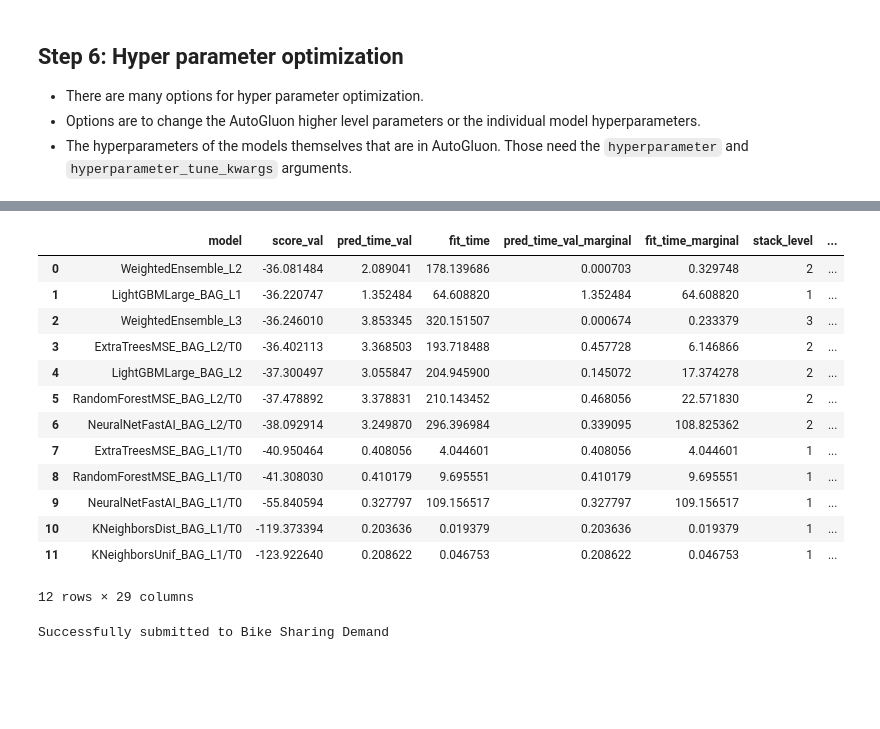
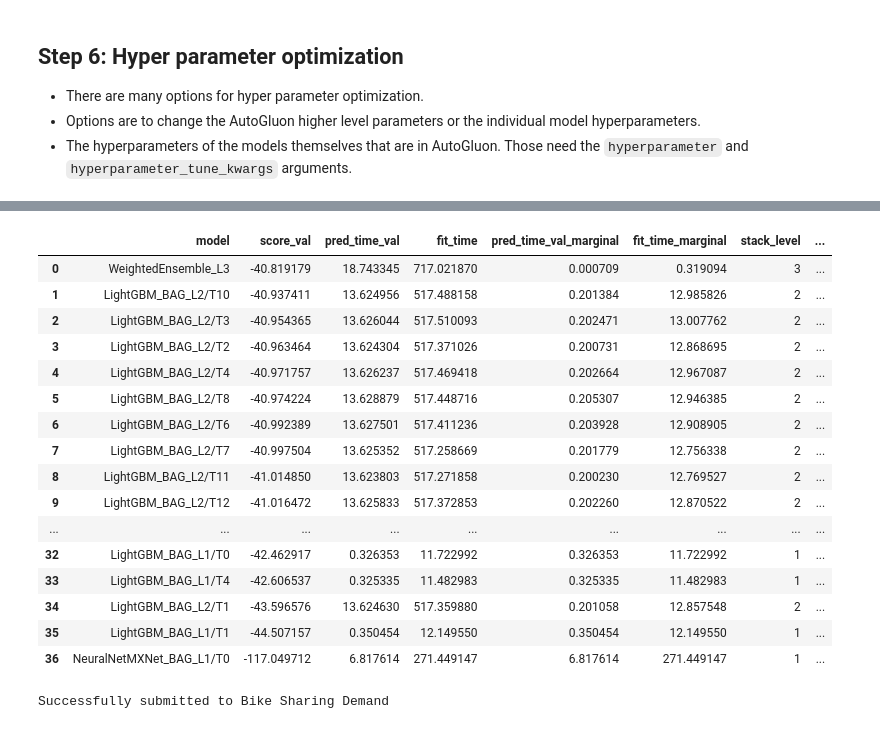
Before and after one commit to nelsongcg/bikesharing, a Jupyter notebook: project/project-notebook.ipynb, the cells around one changed output, grey strips where cells are left out. Cells and saved outputs as stored; diff of their text form; code cells hidden in the pictures; blank space fills up the shorter version.

```diff
--- a/project/project-notebook.ipynb
+++ b/project/project-notebook.ipynb
@@ -695,0 +635,40 @@ TabularPredictor saved. To load, use: predictor = TabularPredictor.load("Autoglu
+# %%
+import autogluon.core as ag
+import numpy as np
+nn_options = {
+    'num_epochs': 10,
+    'learning_rate': ag.space.Real(1e-4, 1e-2, default=5e-4, log=True),
+    'activation': ag.space.Categorical('relu', 'softrelu', 'tanh'),
+    'layers': ag.space.Categorical([100], [1000], [200, 100], [300, 200, 100]),
+    'dropout_prob': ag.space.Real(0.0, 0.5, default=0.1),
+}
+
+gbm_options = {
+    'num_boost_round': 100,
+    'num_leaves': ag.space.Int(lower=26, upper=66, default=36),
+}
+
+xgb_options = { 'learning_rate': [0.01, 0.05, 0.1, 0.2],
+               'max_depth': np.arange(3, 6, 1),
+               'subsample': np.linspace(0.6, 0.9, 4), }
+
+
+
+hyperparameter_tune_kwargs = {
+    'scheduler' : 'local',
+    'searcher': 'auto',
+}
+
+
+hyperparameters = {  'GBM': gbm_options,
+                   'NN': nn_options,
+                    'XGB': xgb_options }
+
+
+predictor_new_hpo = TabularPredictor(label="count", problem_type="regression", eval_metric="root_mean_squared_error",).fit(
+    train_data=train[['datetime','season','holiday','workingday','weather','temp','atemp','humidity','windspeed','count','hour','day','month']],
+    time_limit=60*20,
+    presets="best_quality",
+    hyperparameters=hyperparameters,
+    hyperparameter_tune_kwargs=hyperparameter_tune_kwargs
+    )
@@ -733,3 +730,4 @@ Plot summary of models saved to file: AutogluonModels/ag-20220106_084217/Summary
 # %%
+pd.set_option('display.max_columns', 500)
 predictor_new_hpo.leaderboard(extra_info=True)
 # %% [output]
@@ -753,17 +751,20 @@ predictor_new_hpo.leaderboard(extra_info=True)
 |  | model | score_val | pred_time_val | fit_time | pred_time_val_marginal | fit_time_marginal | stack_level | ... |
-| 0 | WeightedEnsemble_L2 | -36.081484 | 2.089041 | 178.139686 | 0.000703 | 0.329748 | 2 | ... |
-| 1 | LightGBMLarge_BAG_L1 | -36.220747 | 1.352484 | 64.608820 | 1.352484 | 64.608820 | 1 | ... |
-| 2 | WeightedEnsemble_L3 | -36.246010 | 3.853345 | 320.151507 | 0.000674 | 0.233379 | 3 | ... |
-| 3 | ExtraTreesMSE_BAG_L2/T0 | -36.402113 | 3.368503 | 193.718488 | 0.457728 | 6.146866 | 2 | ... |
-| 4 | LightGBMLarge_BAG_L2 | -37.300497 | 3.055847 | 204.945900 | 0.145072 | 17.374278 | 2 | ... |
-| 5 | RandomForestMSE_BAG_L2/T0 | -37.478892 | 3.378831 | 210.143452 | 0.468056 | 22.571830 | 2 | ... |
-| 6 | NeuralNetFastAI_BAG_L2/T0 | -38.092914 | 3.249870 | 296.396984 | 0.339095 | 108.825362 | 2 | ... |
-| 7 | ExtraTreesMSE_BAG_L1/T0 | -40.950464 | 0.408056 | 4.044601 | 0.408056 | 4.044601 | 1 | ... |
-| 8 | RandomForestMSE_BAG_L1/T0 | -41.308030 | 0.410179 | 9.695551 | 0.410179 | 9.695551 | 1 | ... |
-| 9 | NeuralNetFastAI_BAG_L1/T0 | -55.840594 | 0.327797 | 109.156517 | 0.327797 | 109.156517 | 1 | ... |
-| 10 | KNeighborsDist_BAG_L1/T0 | -119.373394 | 0.203636 | 0.019379 | 0.203636 | 0.019379 | 1 | ... |
-| 11 | KNeighborsUnif_BAG_L1/T0 | -123.922640 | 0.208622 | 0.046753 | 0.208622 | 0.046753 | 1 | ... |
+| 0 | WeightedEnsemble_L3 | -40.819179 | 18.743345 | 717.021870 | 0.000709 | 0.319094 | 3 | ... |
+| 1 | LightGBM_BAG_L2/T10 | -40.937411 | 13.624956 | 517.488158 | 0.201384 | 12.985826 | 2 | ... |
+| 2 | LightGBM_BAG_L2/T3 | -40.954365 | 13.626044 | 517.510093 | 0.202471 | 13.007762 | 2 | ... |
+| 3 | LightGBM_BAG_L2/T2 | -40.963464 | 13.624304 | 517.371026 | 0.200731 | 12.868695 | 2 | ... |
+| 4 | LightGBM_BAG_L2/T4 | -40.971757 | 13.626237 | 517.469418 | 0.202664 | 12.967087 | 2 | ... |
+| 5 | LightGBM_BAG_L2/T8 | -40.974224 | 13.628879 | 517.448716 | 0.205307 | 12.946385 | 2 | ... |
+| 6 | LightGBM_BAG_L2/T6 | -40.992389 | 13.627501 | 517.411236 | 0.203928 | 12.908905 | 2 | ... |
+| 7 | LightGBM_BAG_L2/T7 | -40.997504 | 13.625352 | 517.258669 | 0.201779 | 12.756338 | 2 | ... |
+| 8 | LightGBM_BAG_L2/T11 | -41.014850 | 13.623803 | 517.271858 | 0.200230 | 12.769527 | 2 | ... |
+| 9 | LightGBM_BAG_L2/T12 | -41.016472 | 13.625833 | 517.372853 | 0.202260 | 12.870522 | 2 | ... |
+| ... | ... | ... | ... | ... | ... | ... | ... | ... |
+| 32 | LightGBM_BAG_L1/T0 | -42.462917 | 0.326353 | 11.722992 | 0.326353 | 11.722992 | 1 | ... |
+| 33 | LightGBM_BAG_L1/T4 | -42.606537 | 0.325335 | 11.482983 | 0.325335 | 11.482983 | 1 | ... |
+| 34 | LightGBM_BAG_L2/T1 | -43.596576 | 13.624630 | 517.359880 | 0.201058 | 12.857548 | 2 | ... |
+| 35 | LightGBM_BAG_L1/T1 | -44.507157 | 0.350454 | 12.149550 | 0.350454 | 12.149550 | 1 | ... |
+| 36 | NeuralNetMXNet_BAG_L1/T0 | -117.049712 | 6.817614 | 271.449147 | 6.817614 | 271.449147 | 1 | ... |
-12 rows × 29 columns
 # %%
 # Remember to set all negative values to zero
 predictions = predictor_new_hpo.predict(test)
```
Also changed, not shown: parts of 25 cells of this notebook, 4 other files.
